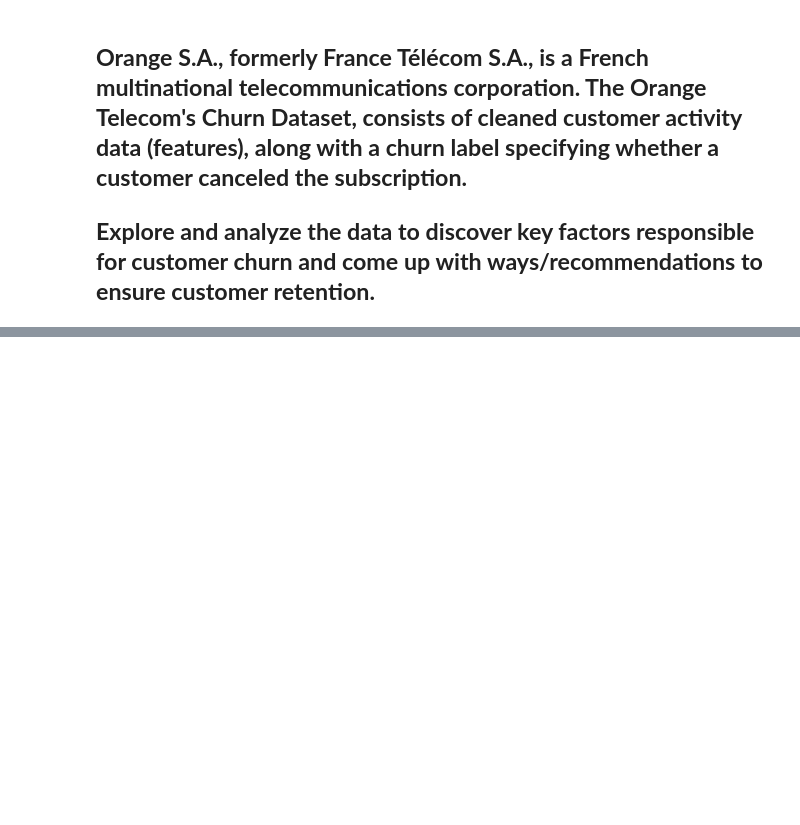
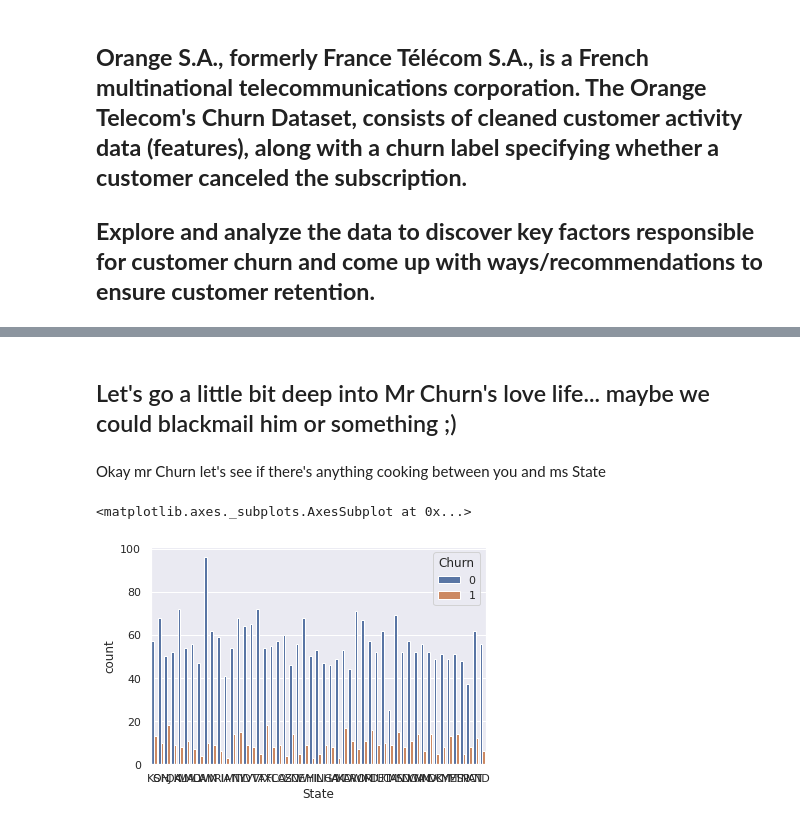
Before and after one commit to martydom/why-do-customer-churn, a Jupyter notebook: Devashish_Bose_Team_1_Capstone_Project.ipynb, the cells around one changed output, grey strips where cells are left out. Saved outputs shown, nothing was run; the diff lists cells and outputs as text; code cells hidden in the pictures; blank space fills up the shorter version.

```diff
--- a/Devashish_Bose_Team_1_Capstone_Project.ipynb
+++ b/Devashish_Bose_Team_1_Capstone_Project.ipynb
@@ -638,0 +124,2 @@ sns.distplot(state_arcode_data["Percentage"])
+# %% [markdown]
+## Let's go a little bit deep into Mr Churn's love life... maybe we could blackmail him or something ;)
@@ -638,0 +129,2 @@ sns.distplot(state_arcode_data["Percentage"])
+# %% [markdown]
+Okay mr Churn let's see if there's anything cooking between you and ms State
@@ -638,0 +135,5 @@ sns.distplot(state_arcode_data["Percentage"])
+# %%
+sns.countplot(x='State',hue="Churn",data = df)
+# %% [output]
+<matplotlib.axes._subplots.AxesSubplot at 0x...>
+[figure, added]
```
Also changed, not shown: parts of 203 cells of this notebook.
